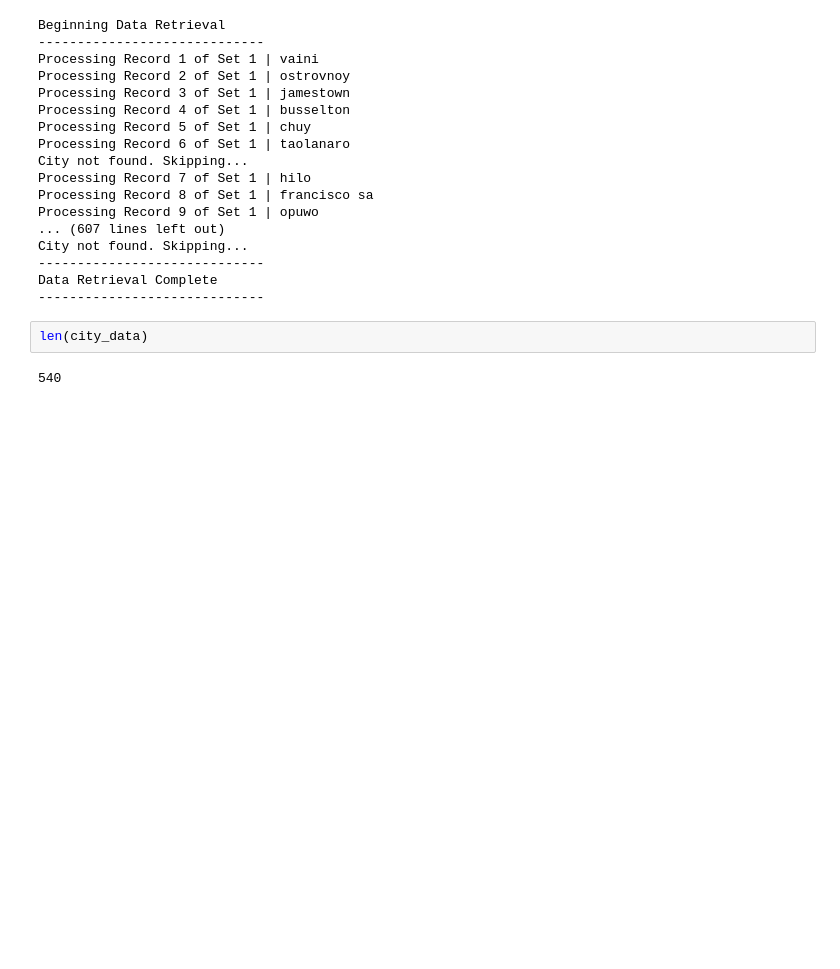
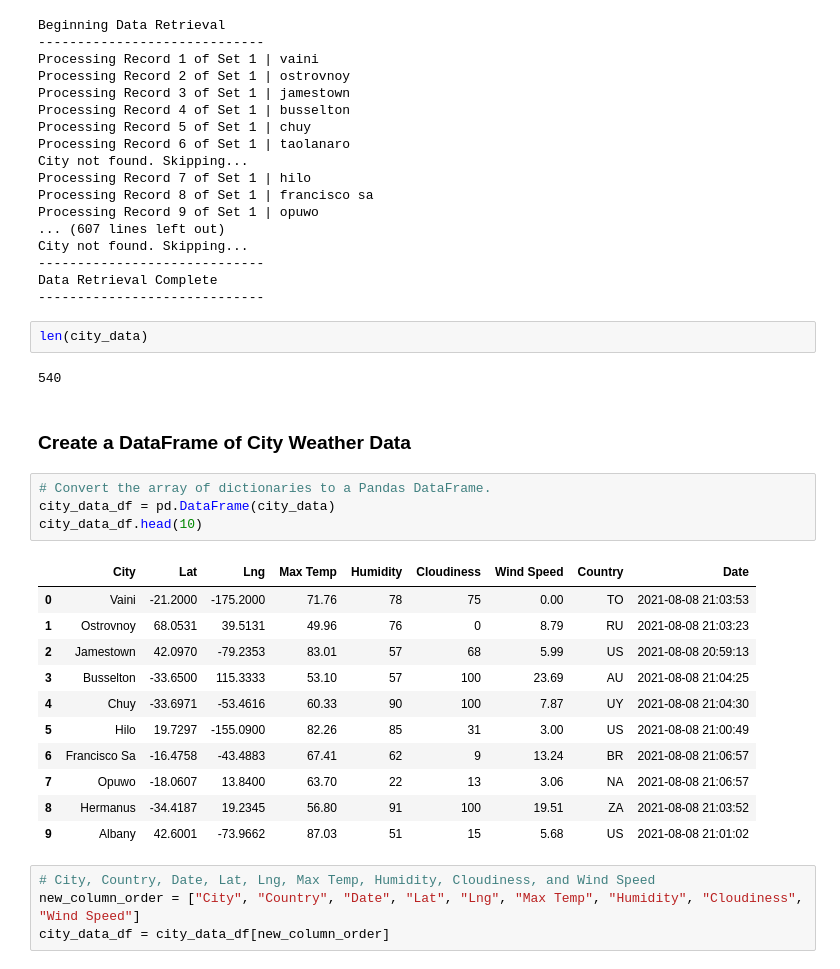
Before and after one commit to itochax23/world_weather_analysis, a Jupyter notebook: WeatherPy.ipynb, the cells around one changed output. Cells and saved outputs as stored; diff of their text form; blank space fills up the shorter version.

Commit message:
Add to dataframe

```diff
--- a/WeatherPy.ipynb
+++ b/WeatherPy.ipynb
@@ -141,3 +141,25 @@ Data Retrieval Complete
 len(city_data)
 # %% [output]
 540
+# %% [markdown]
+### Create a DataFrame of City Weather Data
+# %%
+# Convert the array of dictionaries to a Pandas DataFrame.
+city_data_df = pd.DataFrame(city_data)
+city_data_df.head(10)
+# %% [output]
+|  | City | Lat | Lng | Max Temp | Humidity | Cloudiness | Wind Speed | Country | Date |
+| 0 | Vaini | -21.2000 | -175.2000 | 71.76 | 78 | 75 | 0.00 | TO | 2021-08-08 21:03:53 |
+| 1 | Ostrovnoy | 68.0531 | 39.5131 | 49.96 | 76 | 0 | 8.79 | RU | 2021-08-08 21:03:23 |
+| 2 | Jamestown | 42.0970 | -79.2353 | 83.01 | 57 | 68 | 5.99 | US | 2021-08-08 20:59:13 |
+| 3 | Busselton | -33.6500 | 115.3333 | 53.10 | 57 | 100 | 23.69 | AU | 2021-08-08 21:04:25 |
+| 4 | Chuy | -33.6971 | -53.4616 | 60.33 | 90 | 100 | 7.87 | UY | 2021-08-08 21:04:30 |
+| 5 | Hilo | 19.7297 | -155.0900 | 82.26 | 85 | 31 | 3.00 | US | 2021-08-08 21:00:49 |
+| 6 | Francisco Sa | -16.4758 | -43.4883 | 67.41 | 62 | 9 | 13.24 | BR | 2021-08-08 21:06:57 |
+| 7 | Opuwo | -18.0607 | 13.8400 | 63.70 | 22 | 13 | 3.06 | NA | 2021-08-08 21:06:57 |
+| 8 | Hermanus | -34.4187 | 19.2345 | 56.80 | 91 | 100 | 19.51 | ZA | 2021-08-08 21:03:52 |
+| 9 | Albany | 42.6001 | -73.9662 | 87.03 | 51 | 15 | 5.68 | US | 2021-08-08 21:01:02 |
+# %%
+# City, Country, Date, Lat, Lng, Max Temp, Humidity, Cloudiness, and Wind Speed
+new_column_order = ["City", "Country", "Date", "Lat", "Lng", "Max Temp", "Humidity", "Cloudiness", "Wind Speed"]
+city_data_df = city_data_df[new_column_order]
```
Also changed, not shown: parts of 1 cell of this notebook.
